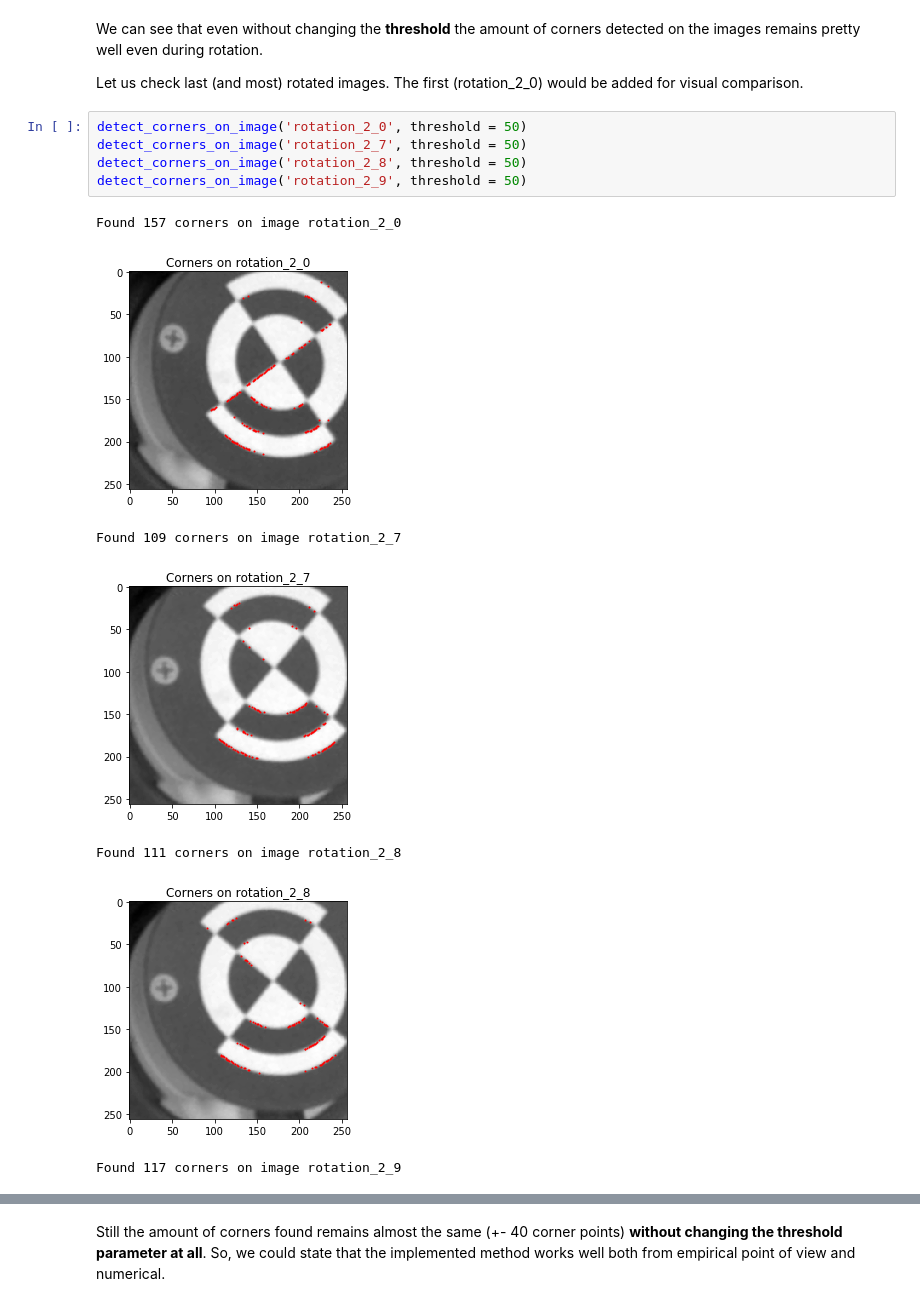
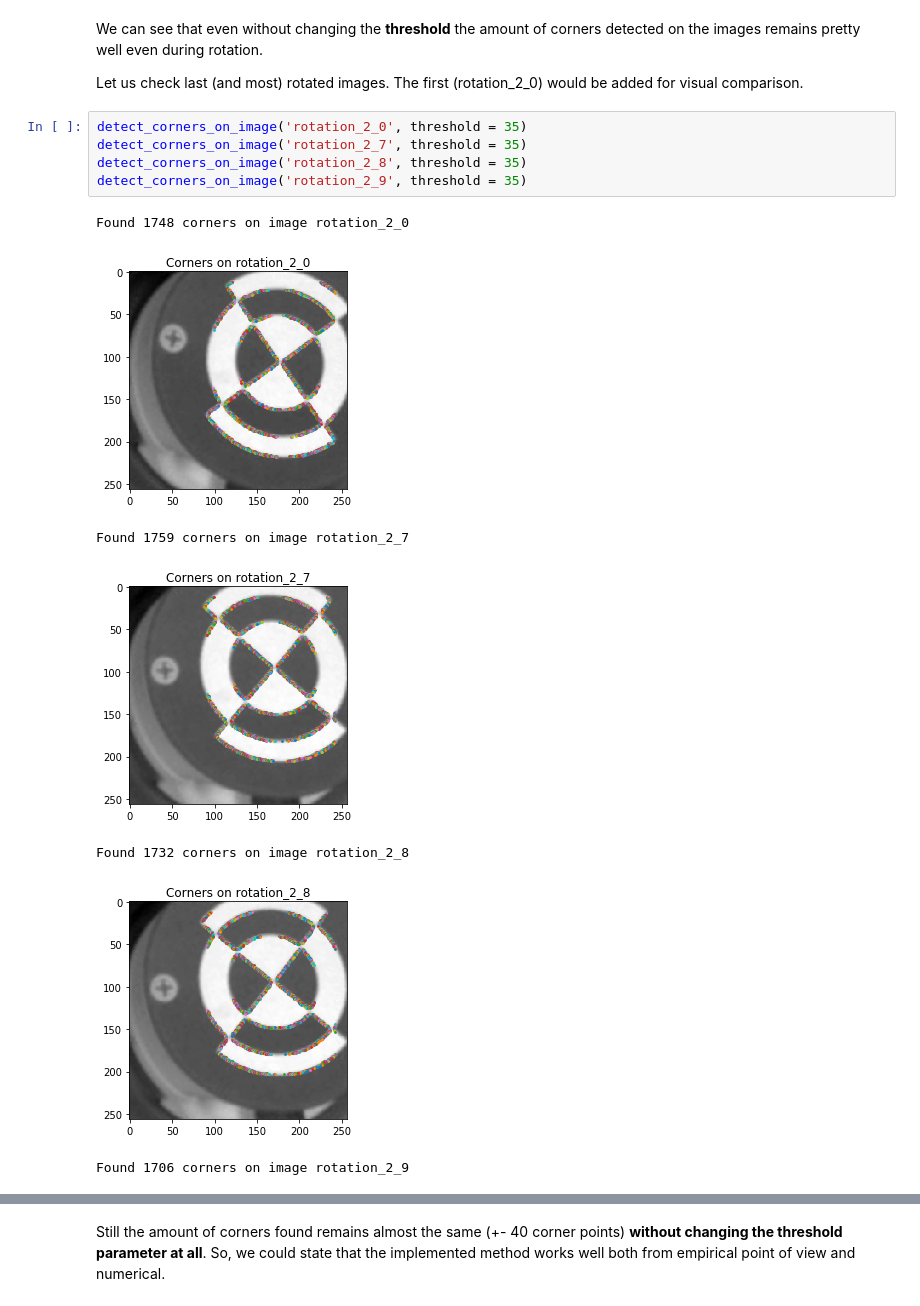
Before and after one commit to Progern/computer-vision-hw, a Jupyter notebook: cv-1-2/cv-hw-1-2.ipynb, the cells around one changed output, grey strips where cells are left out. Saved outputs shown, nothing was run; the diff lists cells and outputs as text.

```diff
--- a/cv-1-2/cv-hw-1-2.ipynb
+++ b/cv-1-2/cv-hw-1-2.ipynb
@@ -110,15 +110,15 @@ We can see that even without changing the **threshold** the amount of corners de
 
 Let us check last (and most) rotated images. The first (rotation_2_0) would be added for visual comparison.
 # %%
-detect_corners_on_image('rotation_2_0', threshold = 50)
-detect_corners_on_image('rotation_2_7', threshold = 50)
-detect_corners_on_image('rotation_2_8', threshold = 50)
-detect_corners_on_image('rotation_2_9', threshold = 50)
+detect_corners_on_image('rotation_2_0', threshold = 35)
+detect_corners_on_image('rotation_2_7', threshold = 35)
+detect_corners_on_image('rotation_2_8', threshold = 35)
+detect_corners_on_image('rotation_2_9', threshold = 35)
 # %% [output]
-Found 157 corners on image rotation_2_0
+Found 1748 corners on image rotation_2_0
-[figure, old version]
+[figure, new version]
-Found 109 corners on image rotation_2_7
+Found 1759 corners on image rotation_2_7
-[figure, old version]
+[figure, new version]
-Found 111 corners on image rotation_2_8
+Found 1732 corners on image rotation_2_8
-[figure, old version]
+[figure, new version]
-Found 117 corners on image rotation_2_9
+Found 1706 corners on image rotation_2_9
```
Also changed, not shown: parts of 2 cells of this notebook, 1 other file.
